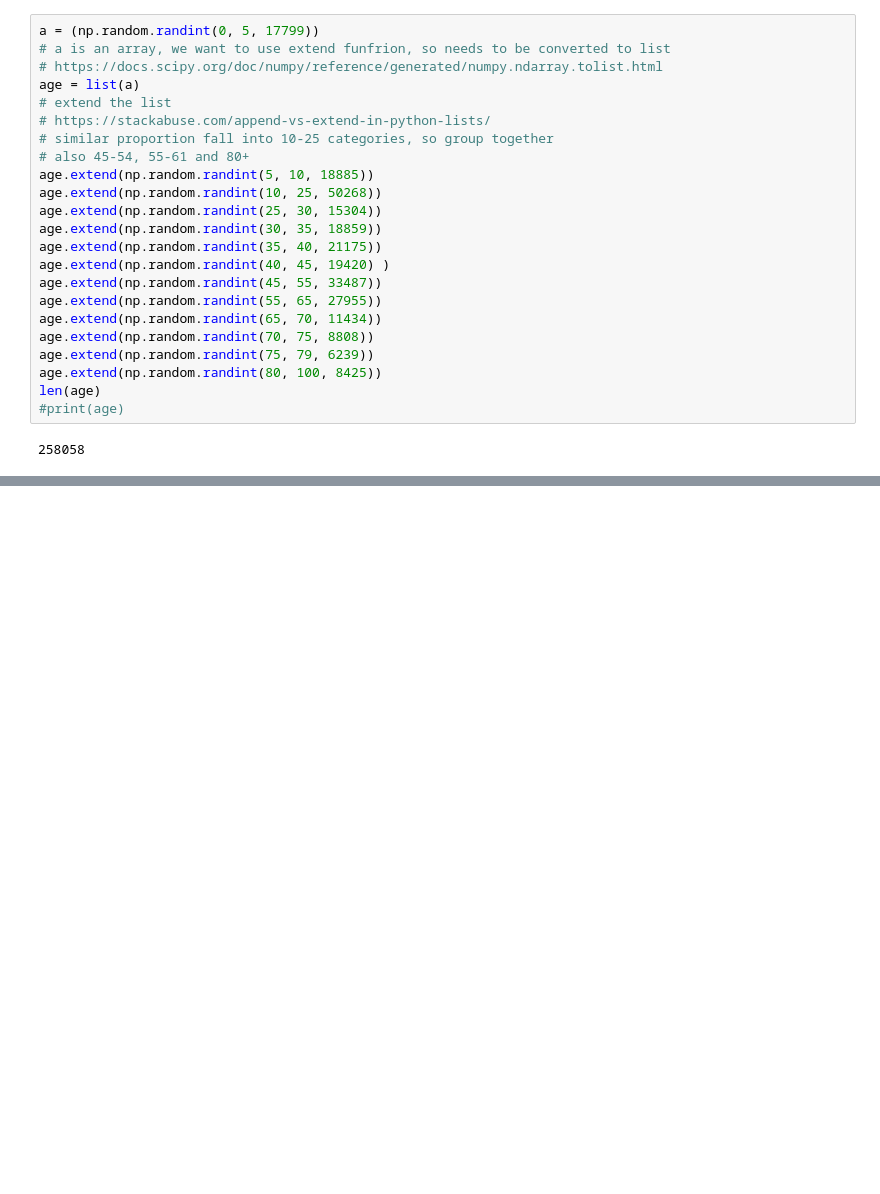
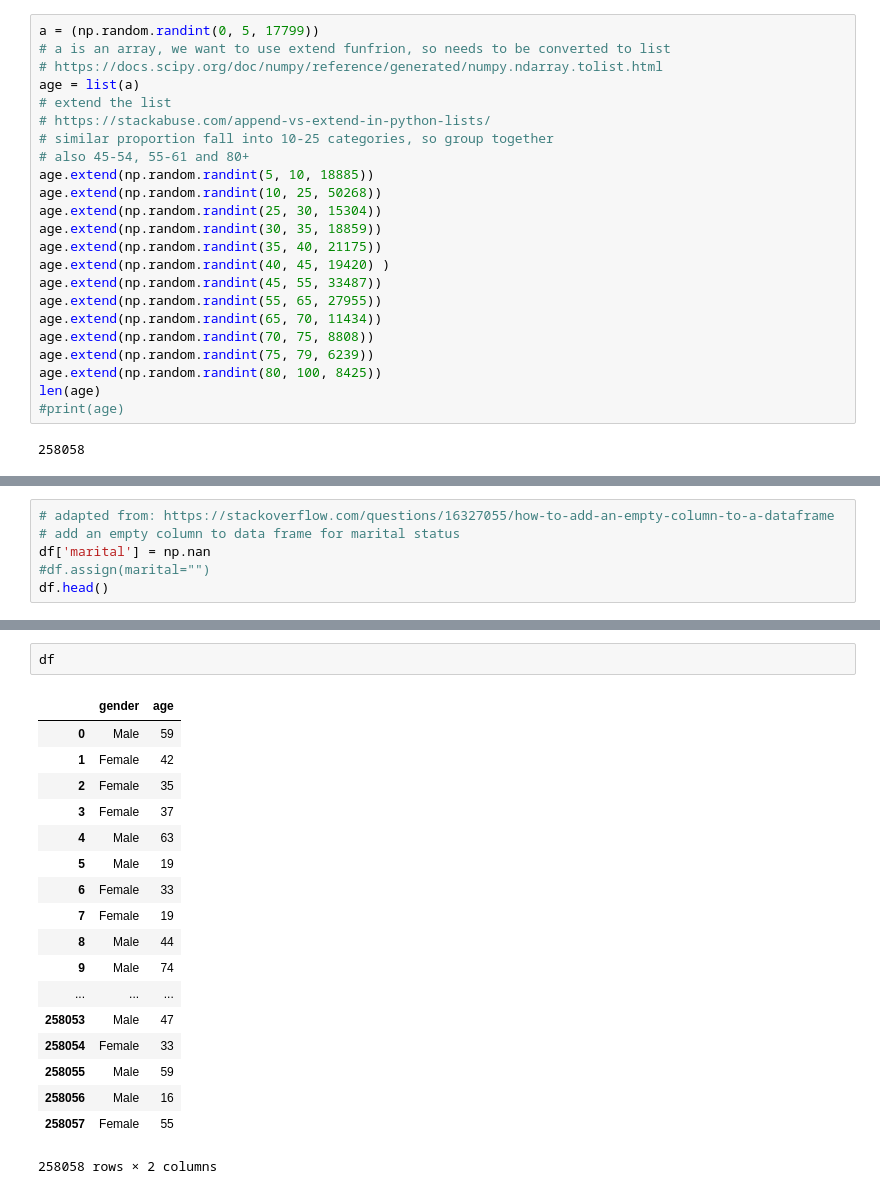
Before and after one commit to Vitalismirnov/ProgrammingDA_Project, a Jupyter notebook: ProgDA_Project_VSmirnovs.ipynb, the cells around one changed output, grey strips where cells are left out. Saved outputs shown, nothing was run; the diff lists cells and outputs as text; blank space fills up the shorter version.

```diff
--- a/ProgDA_Project_VSmirnovs.ipynb
+++ b/ProgDA_Project_VSmirnovs.ipynb
@@ -133,0 +125,6 @@ The figure, mentioned in the quated paragraph confirms:
+# %%
+# adapted from: https://stackoverflow.com/questions/16327055/how-to-add-an-empty-column-to-a-dataframe
+# add an empty column to data frame for marital status
+df['marital'] = np.nan
+#df.assign(marital="")
+df.head()
@@ -133,0 +138,21 @@ The figure, mentioned in the quated paragraph confirms:
+# %%
+df
+# %% [output]
+|  | gender | age |
+| 0 | Male | 59 |
+| 1 | Female | 42 |
+| 2 | Female | 35 |
+| 3 | Female | 37 |
+| 4 | Male | 63 |
+| 5 | Male | 19 |
+| 6 | Female | 33 |
+| 7 | Female | 19 |
+| 8 | Male | 44 |
+| 9 | Male | 74 |
+| ... | ... | ... |
+| 258053 | Male | 47 |
+| 258054 | Female | 33 |
+| 258055 | Male | 59 |
+| 258056 | Male | 16 |
+| 258057 | Female | 55 |
+258058 rows × 2 columns
```
Also changed, not shown: parts of 10 cells of this notebook.
